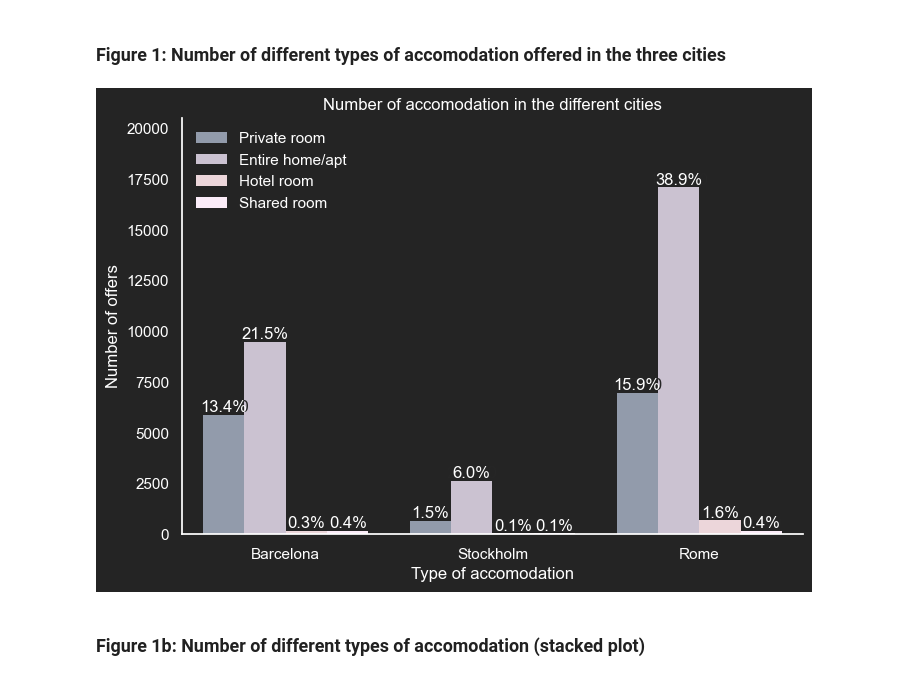
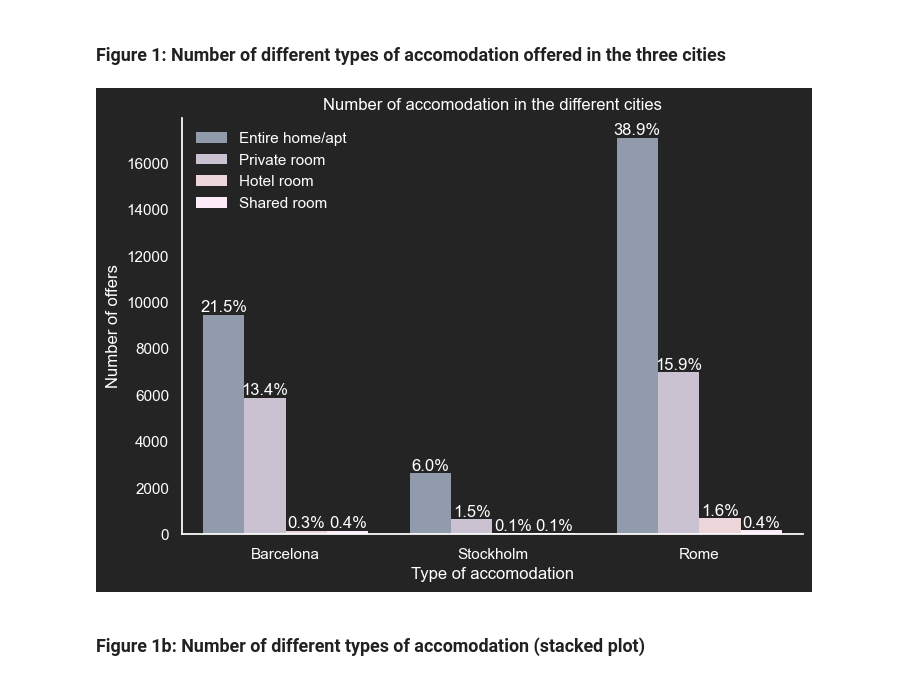
Before and after one commit to scheinmensch/Infringement_Detection_on_Airbnb, a Jupyter notebook: Visualization_3cities.ipynb, the cells around one changed output. Saved outputs shown, nothing was run; the diff lists cells and outputs as text; code cells hidden in the pictures.

```diff
--- a/Visualization_3cities.ipynb
+++ b/Visualization_3cities.ipynb
@@ -198,9 +198,9 @@ Name: room_type, dtype: int64
 sns.set(rc={'axes.facecolor':'#242424', 'figure.facecolor':'#242424'})
 
 # plot the data with a categorical plot
-g = sns.catplot(data=df_3, kind='count', x= 'city', hue = 'room_type',  legend = '', palette = c, edgecolor = "none")
+g = sns.catplot(data=df_3, kind='count', x= 'city', hue = 'room_type',  legend = '', palette = c, edgecolor = "none", hue_order=['Entire home/apt', 'Private room', 'Hotel room', 'Shared room'])
 titel = plt.title('Number of accomodation in the different cities')
-legend = plt.legend(['Private room', 'Entire home/apt', 'Hotel room', 'Shared room'], loc=2, frameon=False)
+legend = plt.legend(['Entire home/apt', 'Private room', 'Hotel room', 'Shared room'], loc=2, frameon=False)
 for text in legend.get_texts():
     text.set_color("white")
 
@@ -211,42 +211,40 @@ ylabel = plt.ylabel('Number of offers')
 xlabel.set_color("white")
 ylabel.set_color("white")
 
 xtick = plt.xticks(rotation=0, color='white')
 g.set_xticklabels(['Barcelona','Stockholm','Rome'])
 ytick = plt.yticks(color="white")
 
 titel.set_color("white")
 
 # iterate through axes
-for ax in g.axes.ravel():
+#for ax in g.axes.ravel():
     #labels = [1,2,3,4,5,6,7,8,9,10,11,12]
     # add annotations to all bars on the graph
-    for label in ax.containers:
-        # add custom labels with the labels=labels parameter if needed
-        labels = [1,2,3,4,5,6,7,8,9,10,11,12]
- #   ax.bar_label(label, label_type='edge', color = "white")
-    ax.margins(y=0.2)
+#    for label in ax.containers:
+ #       ax.bar_label(label, label_type='edge', color = "white")
+  #      ax.margins(y=0.2)
 
-for container in ax.containers:
-    ax.bar_label(container, fmt='%.1f')
+#for container in ax.containers:
+#    ax.bar_label(container, fmt='%.1f')
 
 for ax in g.axes.ravel():
     # add annotations
     for ca in ax.containers:
 
         #custom label calculates percent and add an empty string so 0 value bars don't have a number
         labels = [f'{h/df_3.room_type.count()*100:0.1f}%' if (h := v.get_height()) > 0 else '' for v in ca]
 
         ax.bar_label(ca, labels=labels, label_type='edge', color ="white")
 
 
 # Turns off grid on the left Axis.
 ax.grid(False)
 
 # set figure size in inches
 g.fig.set_size_inches(8,5);
 # %% [output]
-[figure, old version]
+[figure, new version]
 # %% [markdown]
 ### Figure 1b: Number of different types of accomodation (stacked plot)
 # %%
```
Also changed, not shown: parts of 11 cells of this notebook.
